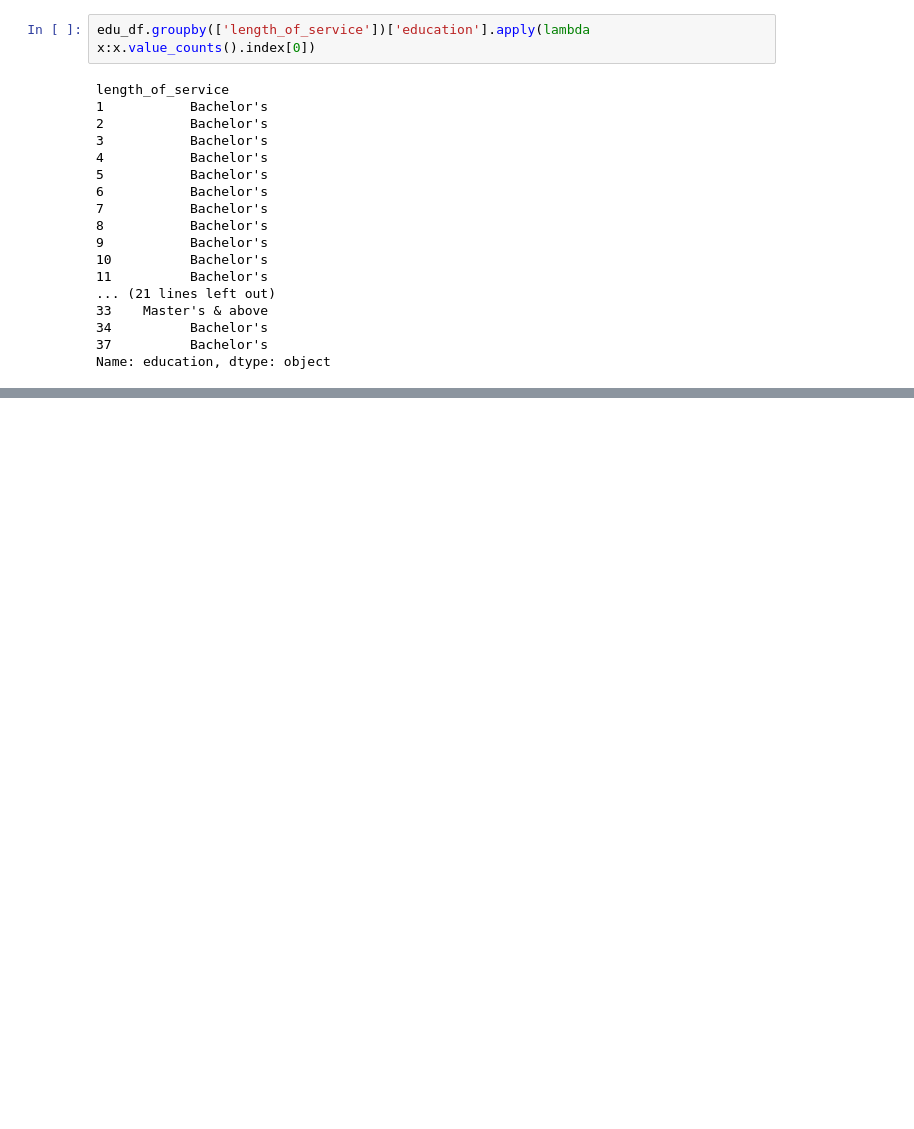
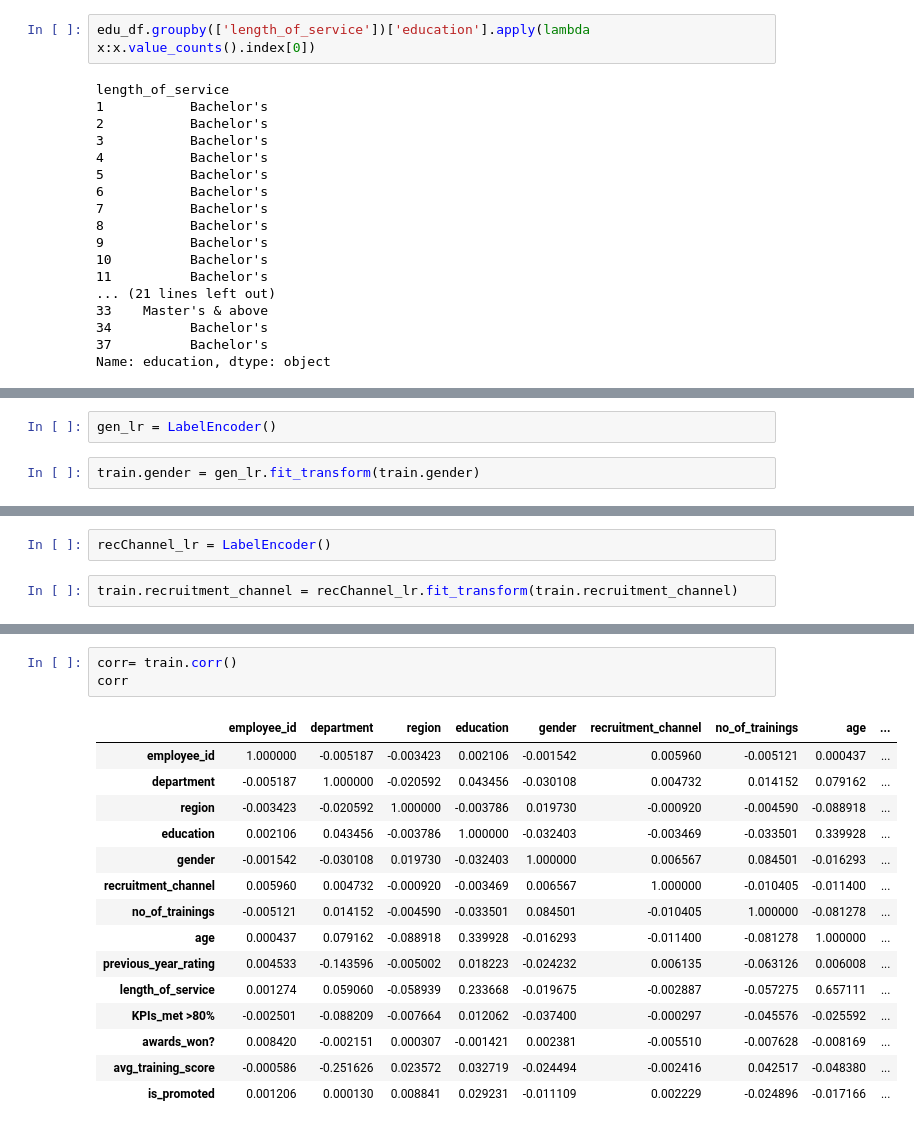
Before and after one commit to PraneethVasarla/HR-Analytics, a Jupyter notebook: HR Analytics.ipynb, the cells around one changed output, grey strips where cells are left out. Drawn from its saved outputs; the diff is of its cells as text; blank space fills up the shorter version.

```diff
--- a/HR Analytics.ipynb
+++ b/HR Analytics.ipynb
@@ -179,0 +202,4 @@ Name: length_of_service, Length: 2406, dtype: int64
+# %%
+gen_lr = LabelEncoder()
+# %%
+train.gender = gen_lr.fit_transform(train.gender)
@@ -179,0 +217,4 @@ Name: length_of_service, Length: 2406, dtype: int64
+# %%
+recChannel_lr = LabelEncoder()
+# %%
+train.recruitment_channel = recChannel_lr.fit_transform(train.recruitment_channel)
@@ -179,0 +259,19 @@ Name: length_of_service, Length: 2406, dtype: int64
+# %%
+corr= train.corr()
+corr
+# %% [output]
+|  | employee_id | department | region | education | gender | recruitment_channel | no_of_trainings | age | ... |
+| employee_id | 1.000000 | -0.005187 | -0.003423 | 0.002106 | -0.001542 | 0.005960 | -0.005121 | 0.000437 | ... |
+| department | -0.005187 | 1.000000 | -0.020592 | 0.043456 | -0.030108 | 0.004732 | 0.014152 | 0.079162 | ... |
+| region | -0.003423 | -0.020592 | 1.000000 | -0.003786 | 0.019730 | -0.000920 | -0.004590 | -0.088918 | ... |
+| education | 0.002106 | 0.043456 | -0.003786 | 1.000000 | -0.032403 | -0.003469 | -0.033501 | 0.339928 | ... |
+| gender | -0.001542 | -0.030108 | 0.019730 | -0.032403 | 1.000000 | 0.006567 | 0.084501 | -0.016293 | ... |
+| recruitment_channel | 0.005960 | 0.004732 | -0.000920 | -0.003469 | 0.006567 | 1.000000 | -0.010405 | -0.011400 | ... |
+| no_of_trainings | -0.005121 | 0.014152 | -0.004590 | -0.033501 | 0.084501 | -0.010405 | 1.000000 | -0.081278 | ... |
+| age | 0.000437 | 0.079162 | -0.088918 | 0.339928 | -0.016293 | -0.011400 | -0.081278 | 1.000000 | ... |
+| previous_year_rating | 0.004533 | -0.143596 | -0.005002 | 0.018223 | -0.024232 | 0.006135 | -0.063126 | 0.006008 | ... |
+| length_of_service | 0.001274 | 0.059060 | -0.058939 | 0.233668 | -0.019675 | -0.002887 | -0.057275 | 0.657111 | ... |
+| KPIs_met >80% | -0.002501 | -0.088209 | -0.007664 | 0.012062 | -0.037400 | -0.000297 | -0.045576 | -0.025592 | ... |
+| awards_won? | 0.008420 | -0.002151 | 0.000307 | -0.001421 | 0.002381 | -0.005510 | -0.007628 | -0.008169 | ... |
+| avg_training_score | -0.000586 | -0.251626 | 0.023572 | 0.032719 | -0.024494 | -0.002416 | 0.042517 | -0.048380 | ... |
+| is_promoted | 0.001206 | 0.000130 | 0.008841 | 0.029231 | -0.011109 | 0.002229 | -0.024896 | -0.017166 | ... |
```
Also changed, not shown: parts of 16 cells of this notebook.
